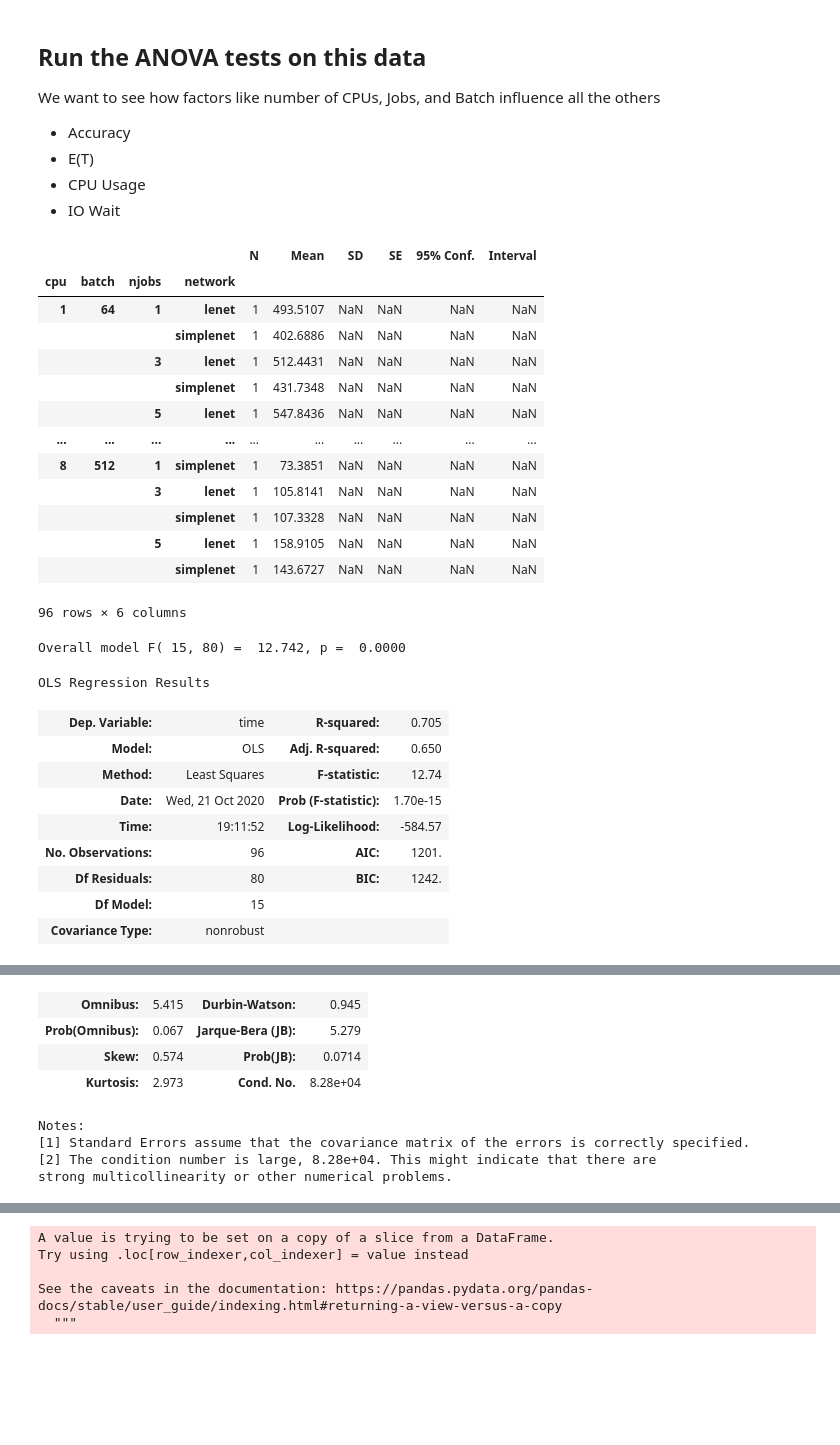
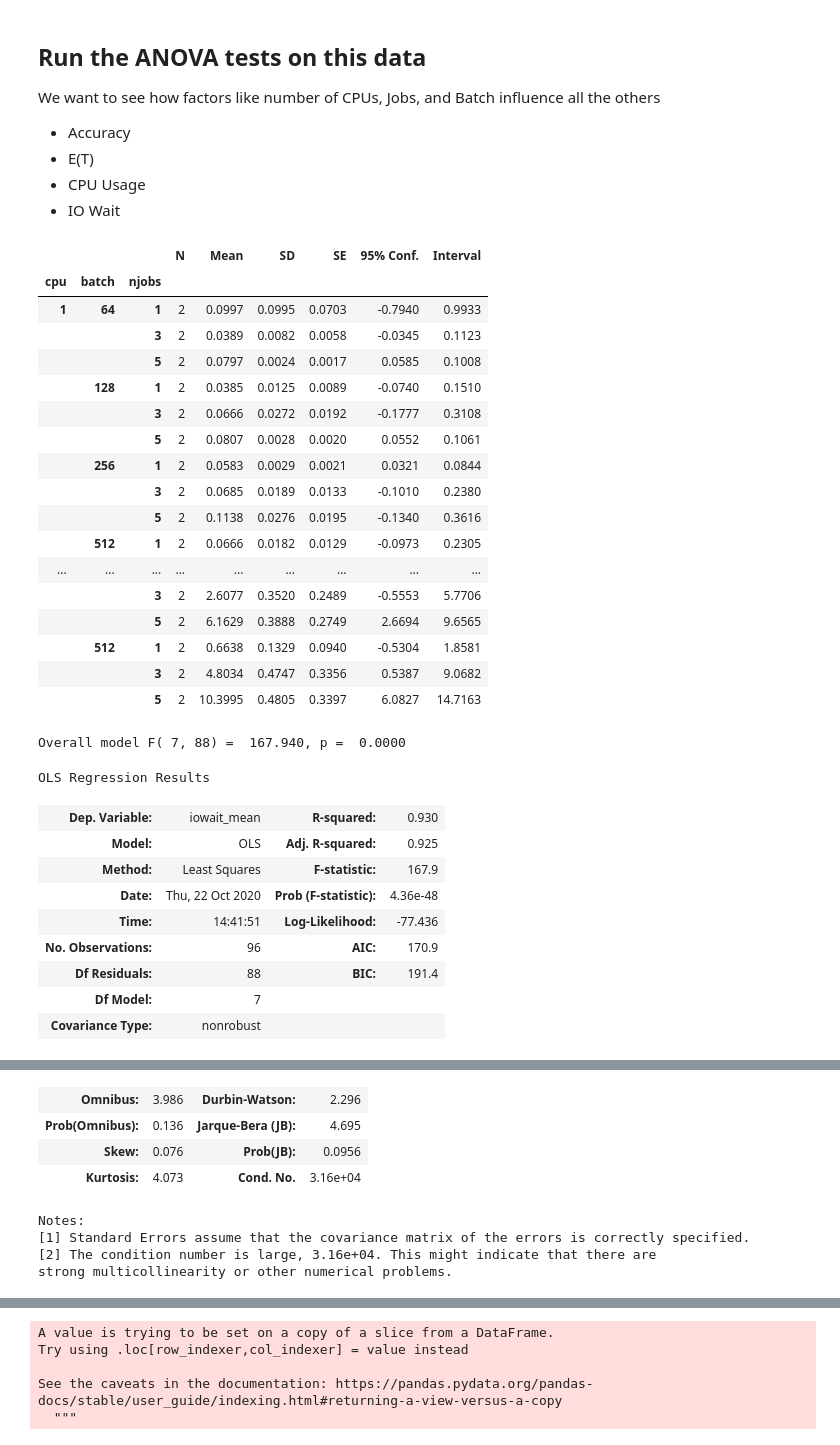
Before and after one commit to sharwinbobde/Courier-BigDL-Study, a Jupyter notebook: experiment-results.ipynb, the cells around one changed output, grey strips where cells are left out. Cells and saved outputs as stored; diff of their text form; code cells hidden in the pictures; blank space fills up the shorter version.

Commit message:
Finished modeling

```diff
--- a/experiment-results.ipynb
+++ b/experiment-results.ipynb
@@ -72,7 +72,7 @@ def split_name(exp_name: str) -> (int, int, int):
     cpu = int(parts[0].replace('cpu', '').strip())
     batch = int(parts[1].replace('batch', '').strip())
     njobs = int(parts[2].replace('njobs', '').strip())
-    network = str(parts[3])[3:] if len(parts) > 3 else 'lenet'
+    network = str(parts[3])[3:] if len(parts) > 3 else 'lenet5'
 
     return cpu, batch, njobs, network
 
@@ -640,9 +661,9 @@ def ANOVA(df: pd.DataFrame, y: str, use_all = False,verbose=False):
     if not use_all:
         # Plot the summary dataframe
         if verbose:
-            display(rp.summary_cont(results_df.groupby(['cpu', 'batch', 'njobs', 'network']))[y])
+            display(rp.summary_cont(results_df.groupby(['cpu', 'batch', 'njobs']))[y])
 
-        model = ols(f'{y} ~ cpu*batch*njobs*C(network)', df).fit()
+        model = ols(f'{y} ~ cpu*batch*njobs', df).fit()
 
     else:
         if y not in ['final_accuracy', 'time']:
@@ -663,35 +684,39 @@ def ANOVA(df: pd.DataFrame, y: str, use_all = False,verbose=False):
 # %%
 # Simply change the output value for the y to the variable that you want to study
 # - iowait_mean
 # - final_accuracy
 # - time
 # - cpu_mean
-res, model = ANOVA(results_df, y='time', verbose=True)
+res, model = ANOVA(results_df, y='iowait_mean', verbose=True)
 res
 # %% [output]
-|  |  |  |  | N | Mean | SD | SE | 95% Conf. | Interval |
-| cpu | batch | njobs | network |  |  |  |  |  |  |
-| 1 | 64 | 1 | lenet | 1 | 493.5107 | NaN | NaN | NaN | NaN |
-|  |  |  | simplenet | 1 | 402.6886 | NaN | NaN | NaN | NaN |
-|  |  | 3 | lenet | 1 | 512.4431 | NaN | NaN | NaN | NaN |
-|  |  |  | simplenet | 1 | 431.7348 | NaN | NaN | NaN | NaN |
-|  |  | 5 | lenet | 1 | 547.8436 | NaN | NaN | NaN | NaN |
-| ... | ... | ... | ... | ... | ... | ... | ... | ... | ... |
-| 8 | 512 | 1 | simplenet | 1 | 73.3851 | NaN | NaN | NaN | NaN |
-|  |  | 3 | lenet | 1 | 105.8141 | NaN | NaN | NaN | NaN |
-|  |  |  | simplenet | 1 | 107.3328 | NaN | NaN | NaN | NaN |
-|  |  | 5 | lenet | 1 | 158.9105 | NaN | NaN | NaN | NaN |
-|  |  |  | simplenet | 1 | 143.6727 | NaN | NaN | NaN | NaN |
+|  |  |  | N | Mean | SD | SE | 95% Conf. | Interval |
+| cpu | batch | njobs |  |  |  |  |  |  |
+| 1 | 64 | 1 | 2 | 0.0997 | 0.0995 | 0.0703 | -0.7940 | 0.9933 |
+|  |  | 3 | 2 | 0.0389 | 0.0082 | 0.0058 | -0.0345 | 0.1123 |
+|  |  | 5 | 2 | 0.0797 | 0.0024 | 0.0017 | 0.0585 | 0.1008 |
+|  | 128 | 1 | 2 | 0.0385 | 0.0125 | 0.0089 | -0.0740 | 0.1510 |
+|  |  | 3 | 2 | 0.0666 | 0.0272 | 0.0192 | -0.1777 | 0.3108 |
+|  |  | 5 | 2 | 0.0807 | 0.0028 | 0.0020 | 0.0552 | 0.1061 |
+|  | 256 | 1 | 2 | 0.0583 | 0.0029 | 0.0021 | 0.0321 | 0.0844 |
+|  |  | 3 | 2 | 0.0685 | 0.0189 | 0.0133 | -0.1010 | 0.2380 |
+|  |  | 5 | 2 | 0.1138 | 0.0276 | 0.0195 | -0.1340 | 0.3616 |
+|  | 512 | 1 | 2 | 0.0666 | 0.0182 | 0.0129 | -0.0973 | 0.2305 |
+| ... | ... | ... | ... | ... | ... | ... | ... | ... |
+|  |  | 3 | 2 | 2.6077 | 0.3520 | 0.2489 | -0.5553 | 5.7706 |
+|  |  | 5 | 2 | 6.1629 | 0.3888 | 0.2749 | 2.6694 | 9.6565 |
+|  | 512 | 1 | 2 | 0.6638 | 0.1329 | 0.0940 | -0.5304 | 1.8581 |
+|  |  | 3 | 2 | 4.8034 | 0.4747 | 0.3356 | 0.5387 | 9.0682 |
+|  |  | 5 | 2 | 10.3995 | 0.4805 | 0.3397 | 6.0827 | 14.7163 |
-96 rows × 6 columns
+Overall model F( 7, 88) =  167.940, p =  0.0000
-Overall model F( 15, 80) =  12.742, p =  0.0000
+OLS Regression Results
-OLS Regression Results
-| Dep. Variable: | time | R-squared: | 0.705 |
-| Model: | OLS | Adj. R-squared: | 0.650 |
-| Method: | Least Squares | F-statistic: | 12.74 |
-| Date: | Wed, 21 Oct 2020 | Prob (F-statistic): | 1.70e-15 |
-| Time: | 19:11:52 | Log-Likelihood: | -584.57 |
-| No. Observations: | 96 | AIC: | 1201. |
-| Df Residuals: | 80 | BIC: | 1242. |
-| Df Model: | 15 |  |  |
+| Dep. Variable: | iowait_mean | R-squared: | 0.930 |
+| Model: | OLS | Adj. R-squared: | 0.925 |
+| Method: | Least Squares | F-statistic: | 167.9 |
+| Date: | Thu, 22 Oct 2020 | Prob (F-statistic): | 4.36e-48 |
+| Time: | 14:41:51 | Log-Likelihood: | -77.436 |
+| No. Observations: | 96 | AIC: | 170.9 |
+| Df Residuals: | 88 | BIC: | 191.4 |
+| Df Model: | 7 |  |  |
 | Covariance Type: | nonrobust |  |  |
 |  | coef | std err | t | P>|t| | [0.025 | 0.975] |
@@ -714,9 +731,9 @@ OLS Regression Results
-| Omnibus: | 5.415 | Durbin-Watson: | 0.945 |
-| Prob(Omnibus): | 0.067 | Jarque-Bera (JB): | 5.279 |
-| Skew: | 0.574 | Prob(JB): | 0.0714 |
-| Kurtosis: | 2.973 | Cond. No. | 8.28e+04 |
+| Omnibus: | 3.986 | Durbin-Watson: | 2.296 |
+| Prob(Omnibus): | 0.136 | Jarque-Bera (JB): | 4.695 |
+| Skew: | 0.076 | Prob(JB): | 0.0956 |
+| Kurtosis: | 4.073 | Cond. No. | 3.16e+04 |
-Notes:
-[1] Standard Errors assume that the covariance matrix of the errors is correctly specified.
-[2] The condition number is large, 8.28e+04. This might indicate that there are
-strong multicollinearity or other numerical problems.
+Notes:
+[1] Standard Errors assume that the covariance matrix of the errors is correctly specified.
+[2] The condition number is large, 3.16e+04. This might indicate that there are
+strong multicollinearity or other numerical problems.
 |  | sum_sq | df | F | PR(>F) |
```
Also changed, not shown: parts of 10 cells of this notebook.
